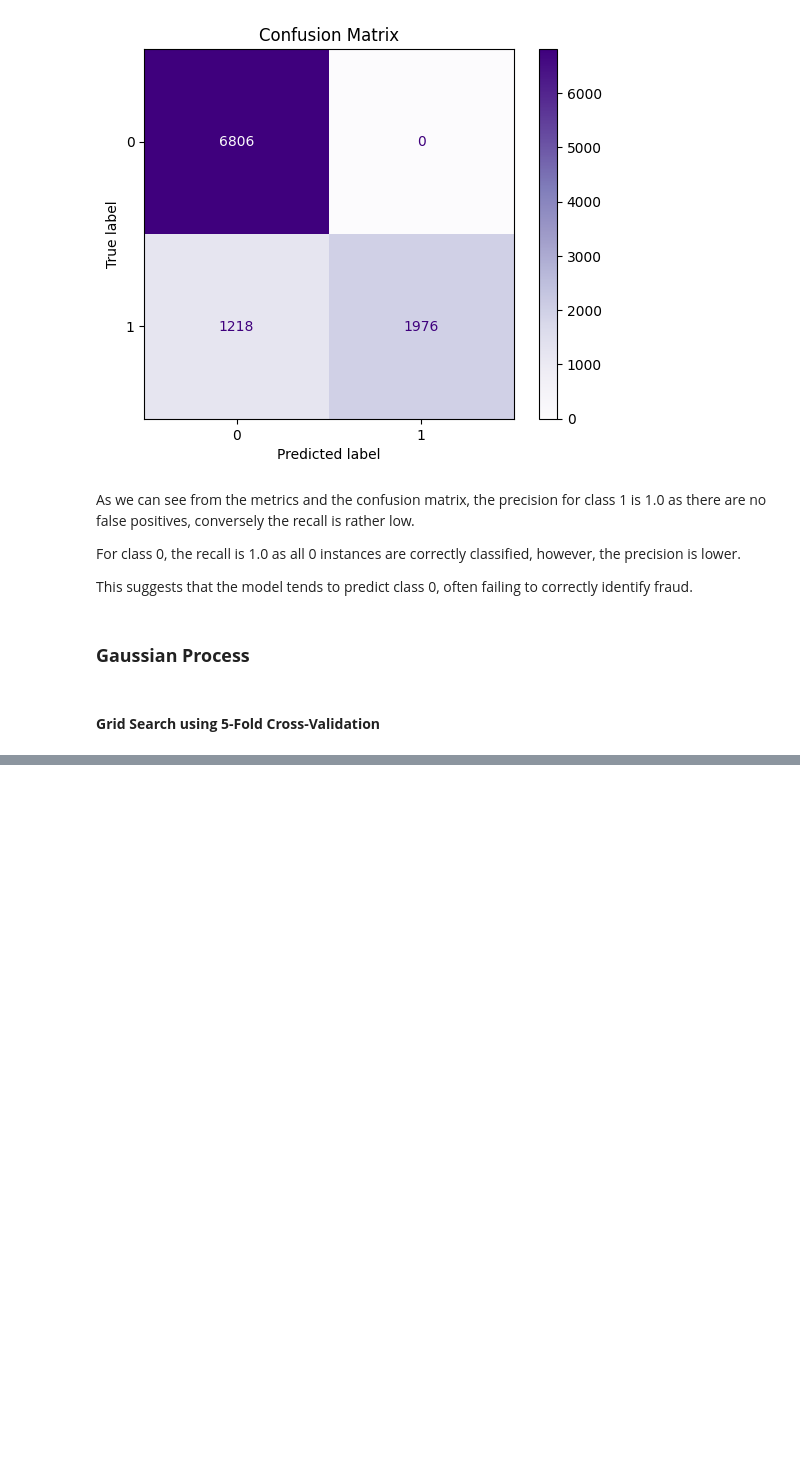
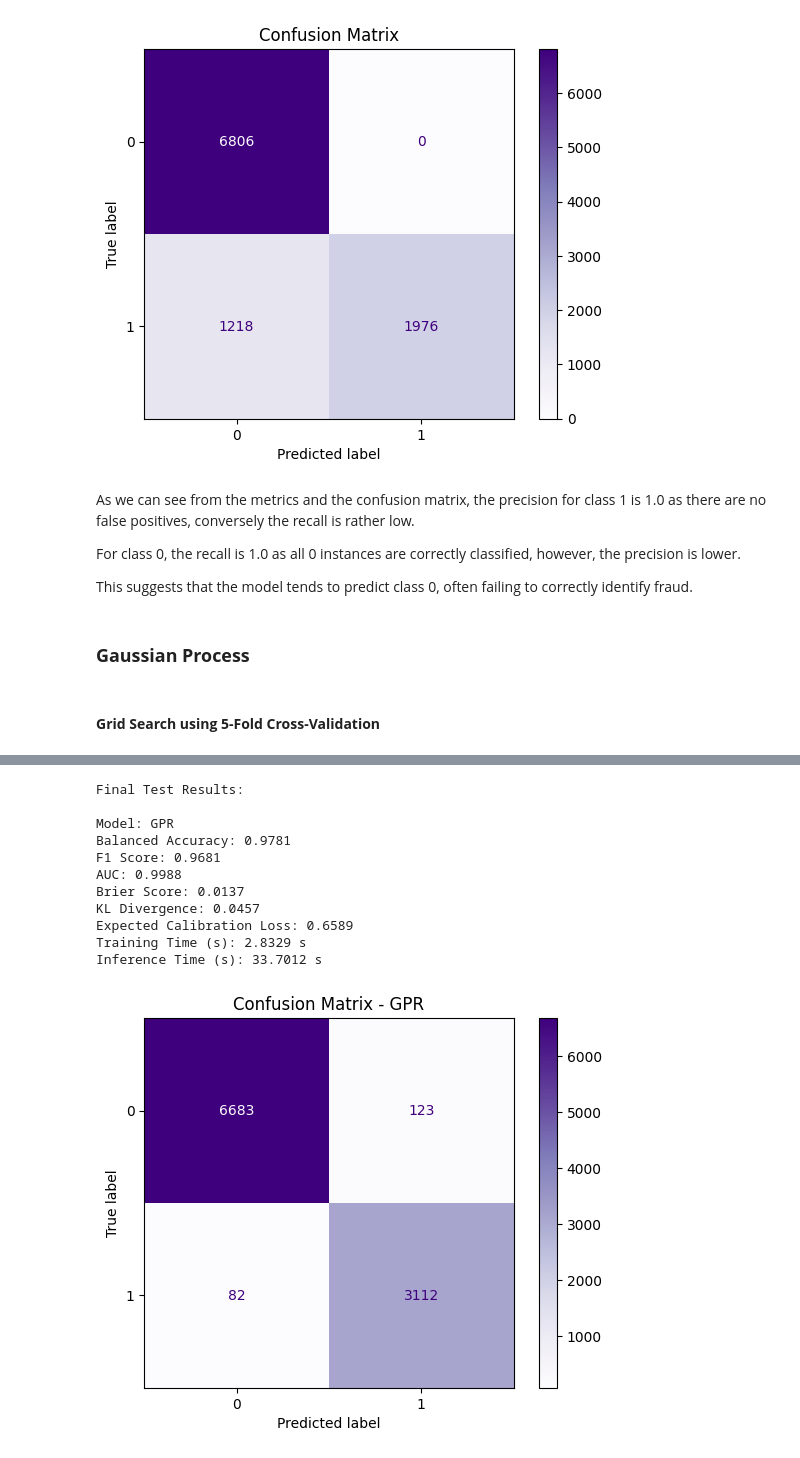
Before and after one commit to Angie-Zauner/AAI, a Jupyter notebook: main.ipynb, the cells around one changed output, grey strips where cells are left out. Saved outputs shown, nothing was run; the diff lists cells and outputs as text; code cells hidden in the pictures; blank space fills up the shorter version.

```diff
--- a/main.ipynb
+++ b/main.ipynb
@@ -1010,0 +1082,16 @@ Iteration 181, improved=True: Loss=0.01346077024936676
+# %%
+# Optimal Configuration
+GP_METHOD2EMPLOY = "GPR_Sparse"
+NUM_INDUCING_POINTS = 300
+
+# Refit and Test
+gpr_model = GPR(
+    train_file,
+    test_file,
+    STANDARDISE_DATA=True,
+    GP_METHOD2EMPLOY=GP_METHOD2EMPLOY,
+    NUM_INDUCING_POINTS=NUM_INDUCING_POINTS
+)
+
+# Extract results
+results = gpr_model.results
@@ -1010,0 +1116,31 @@ Iteration 181, improved=True: Loss=0.01346077024936676
+# %%
+# Extract metrics
+results_clean = {k: v for k, v in results.items() if k not in ["Y_pred", "Y_prob"]}
+
+print("\nFinal Test Results:\n")
+for k, v in results_clean.items():
+    print(f"{k}: {v}")
+
+# Confusion Matrix
+test_df = pd.read_csv(test_file)
+y_true = test_df["target"]
+y_pred = np.array(results["Y_pred"])
+
+cm = confusion_matrix(y_true, y_pred)
+disp = ConfusionMatrixDisplay(confusion_matrix=cm)
+disp.plot(cmap="Purples")
+plt.title(f"Confusion Matrix - {results['Model']}")
+plt.show()
+# %% [output]
+Final Test Results:
+
+Model: GPR
+Balanced Accuracy: 0.9781
+F1 Score: 0.9681
+AUC: 0.9988
+Brier Score: 0.0137
+KL Divergence: 0.0457
+Expected Calibration Loss: 0.6589
+Training Time (s): 2.8329 s
+Inference Time (s): 33.7012 s
+[figure, added]
```
Also changed, not shown: parts of 10 cells of this notebook, 1 other file.
